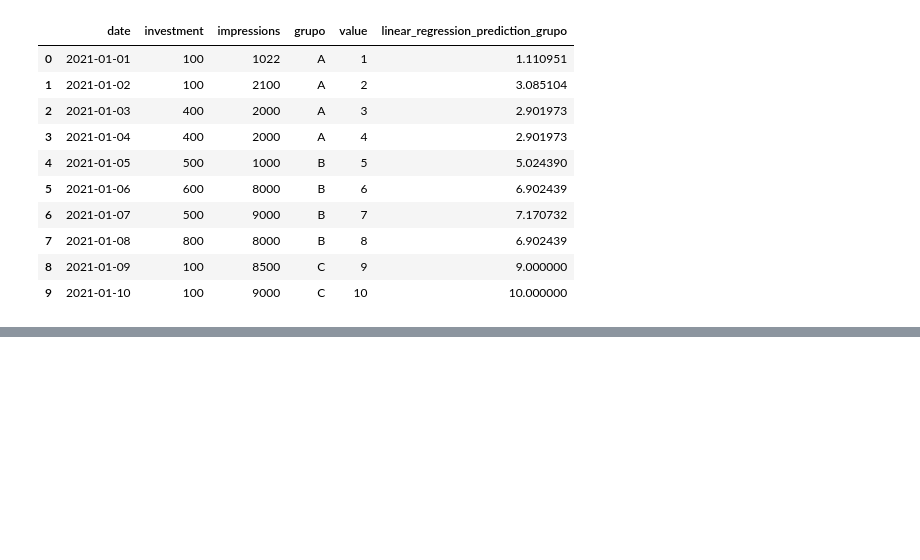
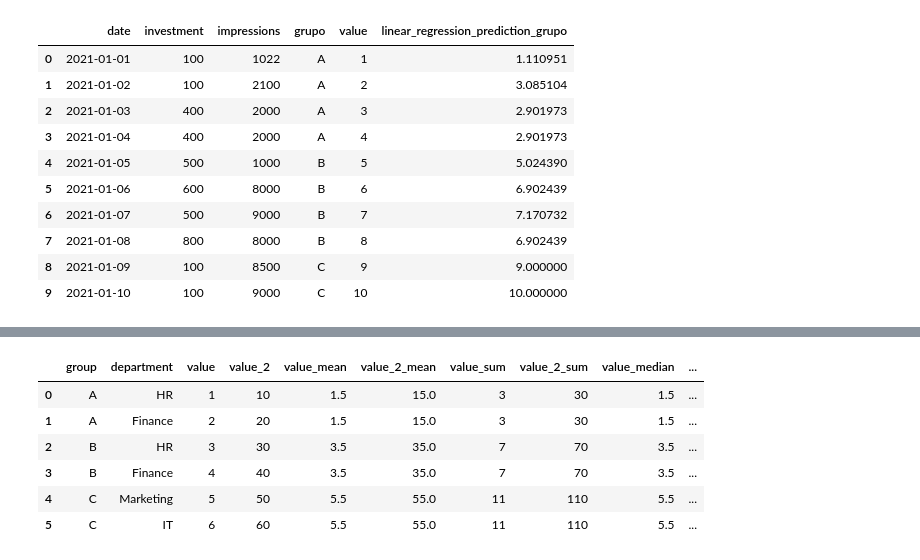
Before and after one commit to SantiagoRomanoOddone/Mim.NET, a Jupyter notebook: feature_engineering/Ejemplos de uso de funciones.ipynb, the cells around one changed output, grey strips where cells are left out. Saved outputs shown, nothing was run; the diff lists cells and outputs as text; code cells hidden in the pictures; blank space fills up the shorter version.

```diff
--- a/feature_engineering/Ejemplos de uso de funciones.ipynb
+++ b/feature_engineering/Ejemplos de uso de funciones.ipynb
@@ -379,0 +380,52 @@ plt.show()
+# %%
+def aggregation_by_col(df, group_col, agg_col, agg_type='mean'):
+    '''
+    El propósito de la función es agregar datos por una columna especifica de un Dataframe (por agrupaciones) y agregar la columna con la estadística agregada.
+
+    Parámetros:
+    df: DataFrame
+    group_col: str, nombre de la columna por la cual se quiere agrupar. Puede ser una lista de columnas.
+    agg_col: str, nombre de la columna que se quiere agregar. Puede ser una lista de columnas.
+    agg_type: str, tipo de agregación que se quiere realizar. Puede ser 'mean', 'sum', 'median', 'max', 'min', 'std', 'var', 'count'.
+
+    Retorna:
+    df: DataFrame con una nueva columna que contiene la estadística agregada.
+    '''
+
+    if type(agg_col) == str:
+        agg_col = [agg_col]
+
+    if len(agg_col) > 1:
+        if len(agg_type) > 1:
+            for i in agg_type:
+                for j in agg_col:
+                    df[f'{j}_{i}'] = df.groupby(group_col)[j].transform(i)
+        else:
+            for j in agg_col:
+                df[f'{j}_{agg_type}'] = df.groupby(group_col)[j].transform(i)
+    else:
+        if len(agg_type) > 1:
+            for i in agg_type:
+                df[f'{agg_col[0]}_{i}'] = df.groupby(group_col)[agg_col[0]].transform(i)
+        else:
+            df[f'{agg_col[0]}_{agg_type}'] = df.groupby(group_col)[agg_col[0]].transform(agg_type)
+
+    return df
+
+test_df = pd.DataFrame({
+    'group': ['A', 'A', 'B', 'B', 'C', 'C'],
+    'department': ['HR', 'Finance','HR' ,'Finance', 'Marketing', 'IT'],
+    'value': [1, 2, 3, 4, 5, 6],
+    'value_2': [10, 20, 30, 40, 50, 60],
+})
+
+test_df = aggregation_by_col(test_df, ['group'], ['value','value_2'], ['mean', 'sum', 'median', 'max', 'min', 'std', 'var', 'count'])
+test_df
+# %% [output]
+|  | group | department | value | value_2 | value_mean | value_2_mean | value_sum | value_2_sum | value_median | ... |
+| 0 | A | HR | 1 | 10 | 1.5 | 15.0 | 3 | 30 | 1.5 | ... |
+| 1 | A | Finance | 2 | 20 | 1.5 | 15.0 | 3 | 30 | 1.5 | ... |
+| 2 | B | HR | 3 | 30 | 3.5 | 35.0 | 7 | 70 | 3.5 | ... |
+| 3 | B | Finance | 4 | 40 | 3.5 | 35.0 | 7 | 70 | 3.5 | ... |
+| 4 | C | Marketing | 5 | 50 | 5.5 | 55.0 | 11 | 110 | 5.5 | ... |
+| 5 | C | IT | 6 | 60 | 5.5 | 55.0 | 11 | 110 | 5.5 | ... |
```
Also changed, not shown: parts of 3 cells of this notebook, 2 other files.
